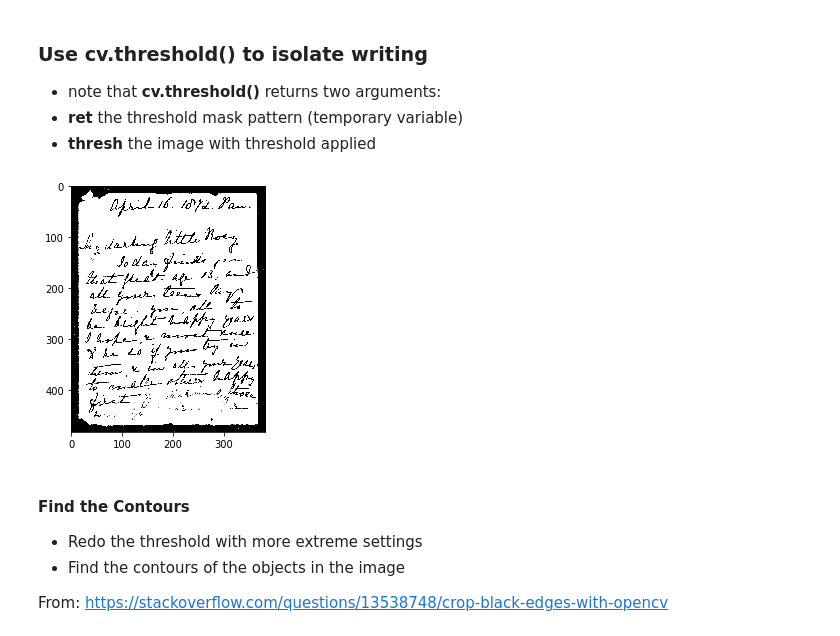
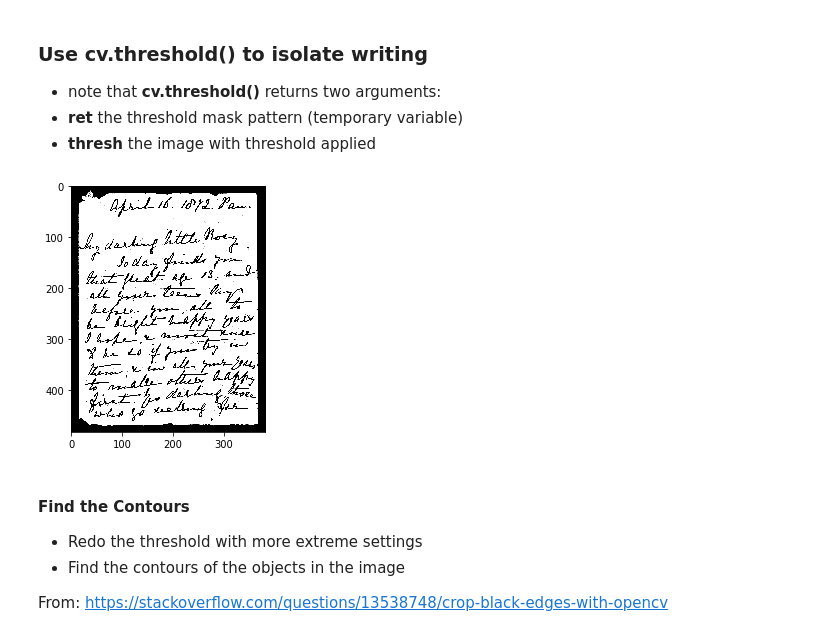
Before and after one commit to gbstringer/python-improc, a Jupyter notebook: remove_margins.ipynb, the cells around one changed output. Drawn from its saved outputs; the diff is of its cells as text; code cells hidden in the pictures.

```diff
--- a/remove_margins.ipynb
+++ b/remove_margins.ipynb
@@ -61,10 +61,10 @@ showimage(grey)
  * **ret** the threshold mask pattern (temporary variable)
  * **thresh** the image with threshold applied
 # %%
-ret,thresh = cv.threshold(grey,64,255,cv.THRESH_BINARY)
+ret,thresh = cv.threshold(grey,64,255,cv.THRESH_OTSU)
 showimage(thresh)
 # %% [output]
-[figure, old version]
+[figure, new version]
 # %% [markdown]
 #### Find the Contours
 * Redo the threshold with more extreme settings
```
Also changed, not shown: parts of 10 cells of this notebook.
